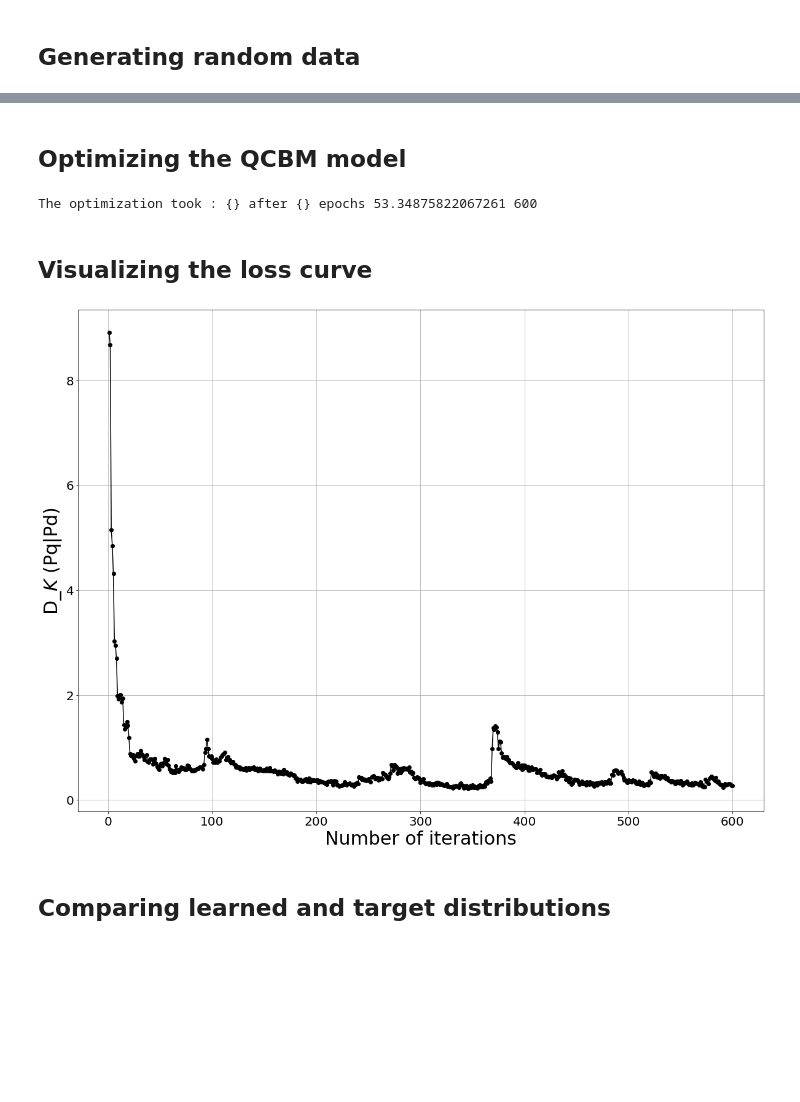
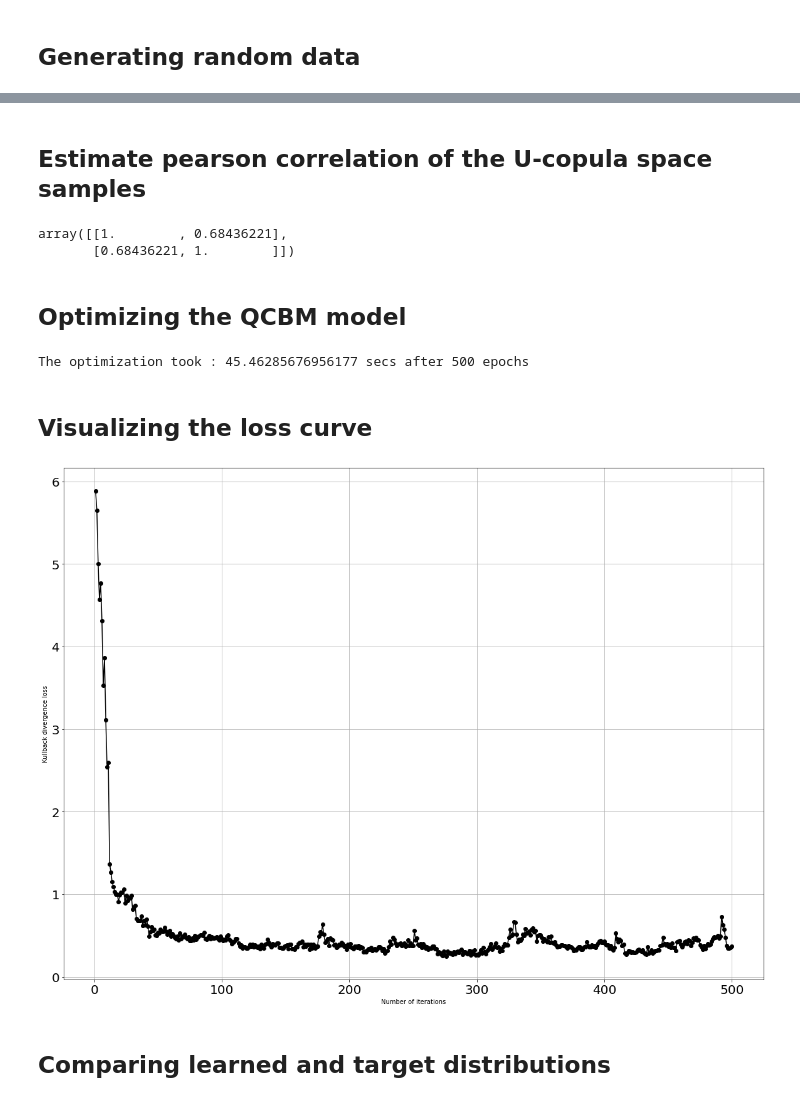
Before and after one commit to RicardoGaGu/Copula-based-QCBM-estimation, a Jupyter notebook: train_hybrid_QCBM_random_data.ipynb, the cells around one changed output, grey strips where cells are left out. Saved outputs shown, nothing was run; the diff lists cells and outputs as text; code cells hidden in the pictures; blank space fills up the shorter version.

```diff
--- a/train_hybrid_QCBM_random_data.ipynb
+++ b/train_hybrid_QCBM_random_data.ipynb
@@ -13,30 +14,3 @@ RANDOM_STATE = 25
 np.random.seed(RANDOM_STATE)
-# %%
-class SPSACallback:
-    """Callback wrapper class."""
-
-    def __init__(self) -> None:
-        self._data = [[] for i in range(5)]
-
-    def callback(self, x0, x1=None, x2=None, x3=None, x4=None):
-        """
-        Args:
-            x0: number of function evaluations
-            x1: the parameters
-            x2: the function value
-            x3: the stepsize
-            x4: whether the step was accepted
-        """
-        self._data[0].append(x0)
-        self._data[1].append(x1)
-        self._data[2].append(x2)
-        self._data[3].append(x3)
-        self._data[4].append(x4)
-
-    def get_callback_data(self):
-        return self._data
-
-    def clear_callback_data(self):
-        self._data = [[] for i in range(5)]
 # %% [markdown]
 ## Generating  random data
@@ -67,3 +80,10 @@ sns.jointplot(x=G[:,1], y=G[:,0], kind="kde");
+# %% [markdown]
+## Estimate pearson correlation of the U-copula space samples
+# %%
+np.corrcoef(U,rowvar=False)
+# %% [output]
+array([[1.        , 0.68436221],
+       [0.68436221, 1.        ]])
 # %%
 NUM_LAYERS = 2
 NUM_SHOTS = 2048
@@ -82,23 +102,23 @@ initial_params = 2*np.pi*np.random.rand(3, NUM_QUBITS_VAR*NUM_VARS, NUM_LAYERS).
 start = time.time()
 result = spsa.minimize(cost_function, initial_params)
 end = time.time()
-print("The optimization took : {} after {} epochs",end-start,NUM_ITERS)
+print("The optimization took : {} secs after {} epochs".format(end-start,NUM_ITERS))
 # %% [output]
-The optimization took : {} after {} epochs 53.34875822067261 600
+The optimization took : 45.46285676956177 secs after 500 epochs
 # %% [markdown]
 ## Visualizing the loss curve
 # %%
 plt.rcParams["figure.figsize"] = (20,15)
 plot_data = spsa_cbk.get_callback_data()  # callback data
 plt.plot([i + 1 for i in range(len(plot_data[0]))], np.array(plot_data[2]), c="k", marker="o")
 plt.xlabel("Number of iterations")
-plt.ylabel("D_$K$ (Pq|Pd)")
+plt.ylabel("Kullback divergence loss")
 plt.xticks(size=20)
 plt.yticks(size=20)
 plt.grid()
 plt.show()
 # %% [output]
-[figure, old version]
+[figure, new version]
 # %% [markdown]
 ## Comparing learned and target distributions
 # %%
```
Also changed, not shown: parts of 14 cells of this notebook, 3 other files.
